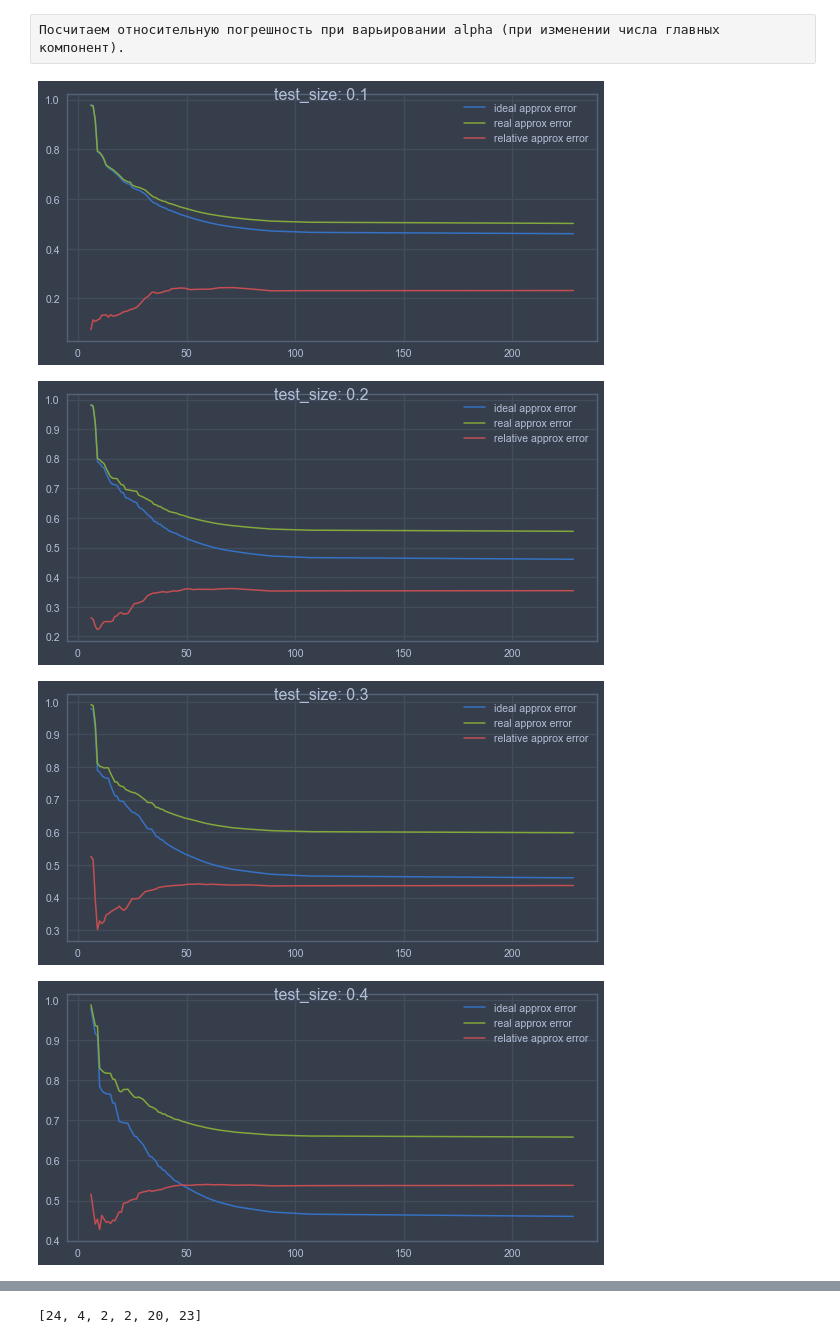
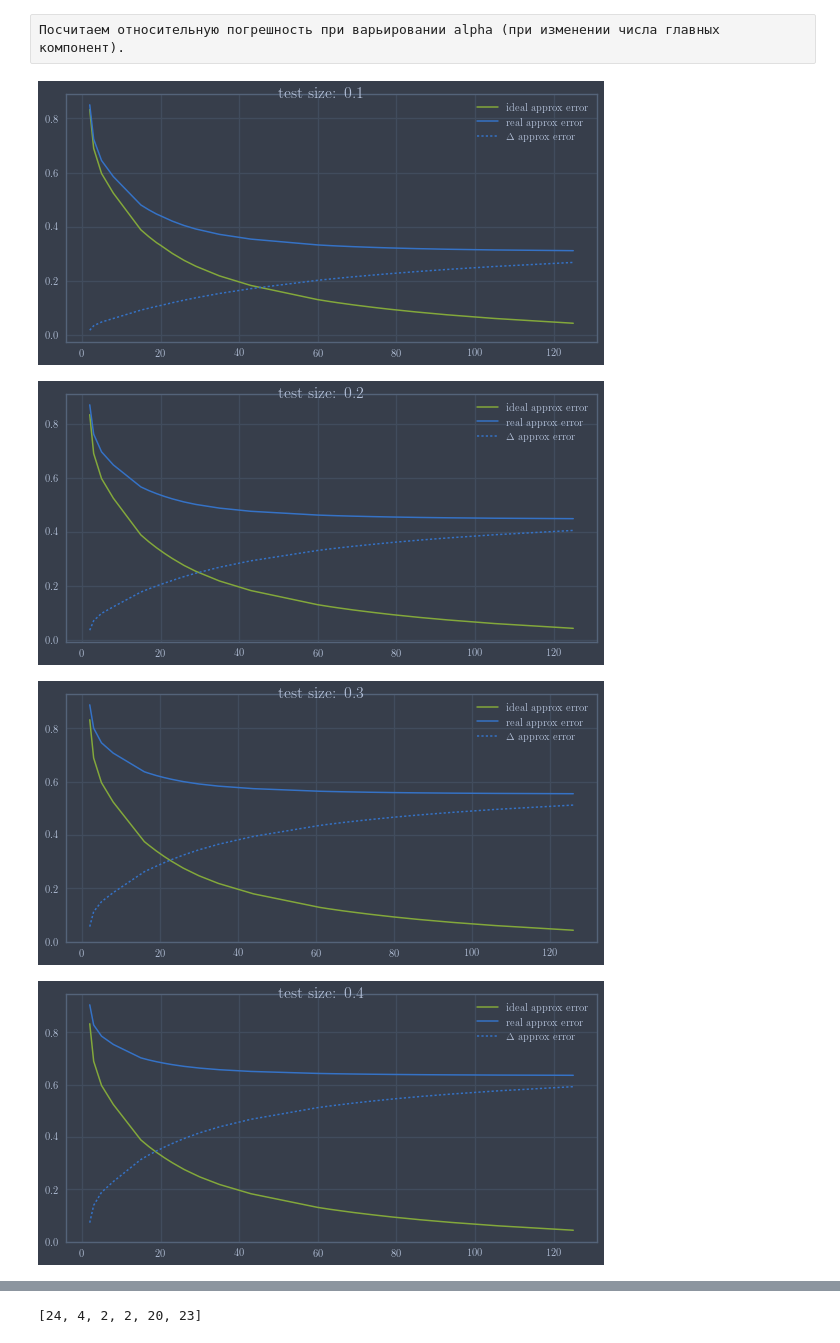
Before and after one commit to pancratus/FaceRecognition, a Jupyter notebook: tensor-faces.ipynb, the cells around one changed output, grey strips where cells are left out. Saved outputs shown, nothing was run; the diff lists cells and outputs as text; code cells hidden in the pictures.

```diff
--- a/tensor-faces.ipynb
+++ b/tensor-faces.ipynb
@@ -368,7 +409,7 @@ for i in range(3):
     plot(s[i], '-o', markersize=5)
     plot([dim[i],dim[i]], [0, s[i][dim[i]]], 'g', linewidth=4)
     plot([dim_n[i],dim_n[i]], [0, s[i][dim_n[i]]], 'r', linewidth=3)
-    legend(['singular values', 'Kaiser for Σ(k)', 'Kaiser for S_k'])
+    legend([r'$\sigma_i$', r'Kaiser for $\Sigma_k$', r'Kaiser for $||S_k||$'])
 show()
 
 # Результат совпадает!
@@ -471,7 +518,7 @@ Sn = [array([norm(flaxis(S0,i)[j]) for j in range(shape(S0)[i])]) for i in range
 dim = [PCN['Kaiser'](sn, alpha) for sn in Sn]
 print(dim)
 
-T0tr = trunc(S0, U0, dim)
+T0tr, S0tr, U0tr = trunc(S0, U0, dim, su=True)
 # %% [output]
 [23, 4, 2, 2, 12, 14]
 # %% [raw]
@@ -508,7 +555,7 @@ for flatten,name in zip(flattens,['people', 'pose variations',
 mean = sum(X, axis=0)/len(X)
 T = tensoring(X-mean, features)
 S,U = hosvd(T)
-Ttr = trunc(S,U,dim)
+Ttr, Str, Utr = trunc(S, U, dim, su=True)
 
 flattens = array([flat(Ttr+mean,k) for k in range(len(shape(Ttr)))])
 for flatten,name in zip(flattens,['people', 'pose variations',
@@ -536,40 +583,44 @@ for flatten,name in zip(flattens,['people', 'pose variations',
 # %% [raw]
 Посчитаем относительную погрешность при варьировании alpha (при изменении числа главных компонент).
 # %%
-h = 100
-points = log((exp(1)-1)*array(range(5,h+1))/h+1)
+level = 3
+points = [0]
+for l in array(range(level))+1:
+    start = points[-1]
+    points += [start+i/10**l for i in range(1,10)]
 
-for test_size in [.1, .2, .3, .4, .5]:
+for test_size in [.1, .2, .3, .4]:
     X0, X1, features0, features1 = train_test_split(X, features, test_size=test_size,
                                                 random_state=int(np.random.random()*1260))
     mean0 = sum(X0, axis=0)/len(X0)
     T0 = tensoring(X0-mean0, features0)
     S0,U0 = hosvd(T0)
 
     error0 = []
     error1 = []
     error2 = []
     n_comp = []
+
+    Sn = [array([norm(flaxis(S0,i)[j]) for j in range(shape(S0)[i])]) for i in range(len(shape(S0)))]
     for alpha in points:
-        Sn = [array([norm(flaxis(S0,i)[j]) for j in range(shape(S0)[i])]) for i in range(len(shape(S0)))]
-        dim = [PCN['Kaiser'](sn, alpha) for sn in Sn]
-        n_comp += [sum(dim)]
+        dim = [28,5,3,3]+[PCN['Kaiser'](sn, alpha) for sn in Sn[-2:]]
+        n_comp += [sum(dim[-2:])]
 
         T0tr = trunc(S0, U0, dim)
         Ttr = trunc(S, U, dim)
-        error0 += [norm(Ttr-T0tr)/norm(Ttr)]
         error1 += [norm(T-Ttr)/norm(T)]
         error2 += [norm(T-T0tr)/norm(T)]
+        error0 += [error2[-1]-error1[-1]]
 
     figure()
-    suptitle('test_size: ' + str(test_size), fontsize=16)
-    plot(n_comp, error1, label='ideal approx error')
-    plot(n_comp, error2, label='real approx error')
-    plot(n_comp, error0, label='relative approx error')
+    suptitle('test size: ' + str(test_size), fontsize=16)
+    plot(n_comp, error1, label=r'ideal approx error', color='g')
+    plot(n_comp, error2, label=r'real approx error', color='b')
+    plot(n_comp, error0, ':', label=r'$\Delta$ approx error', color='b')
     legend()
     show()
 # %% [output]
-[figure, old version]
+[figure, new version]
-[figure, old version]
+[figure, new version]
-[figure, old version]
+[figure, new version]
-[figure, old version]
+[figure, new version]
```
Also changed, not shown: parts of 83 cells of this notebook.
